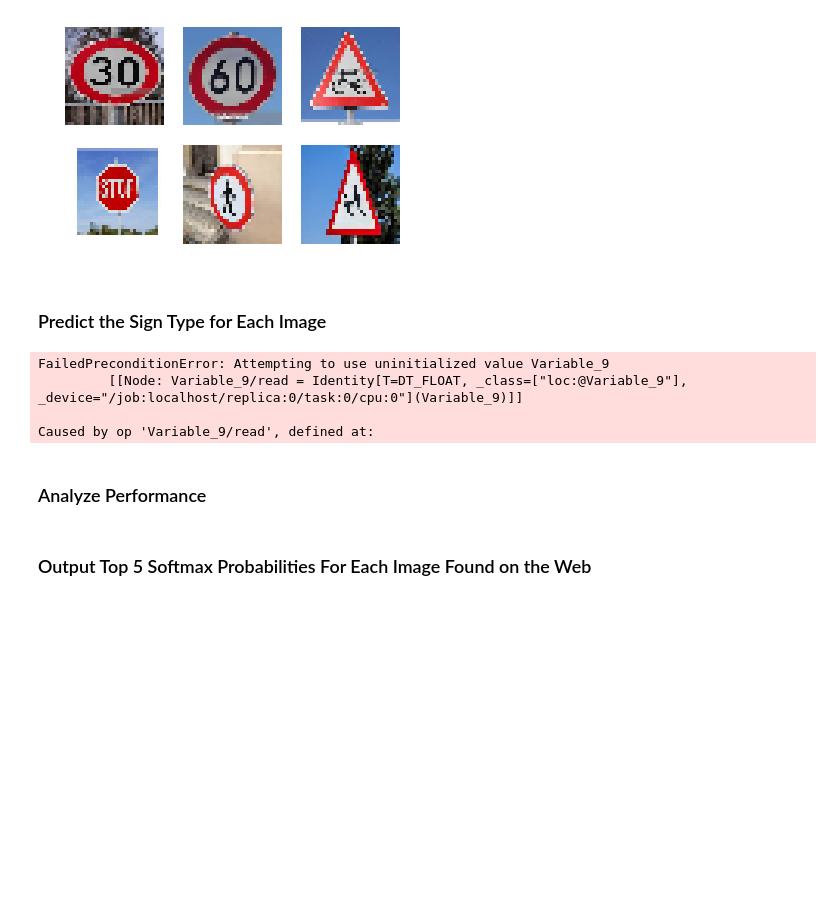
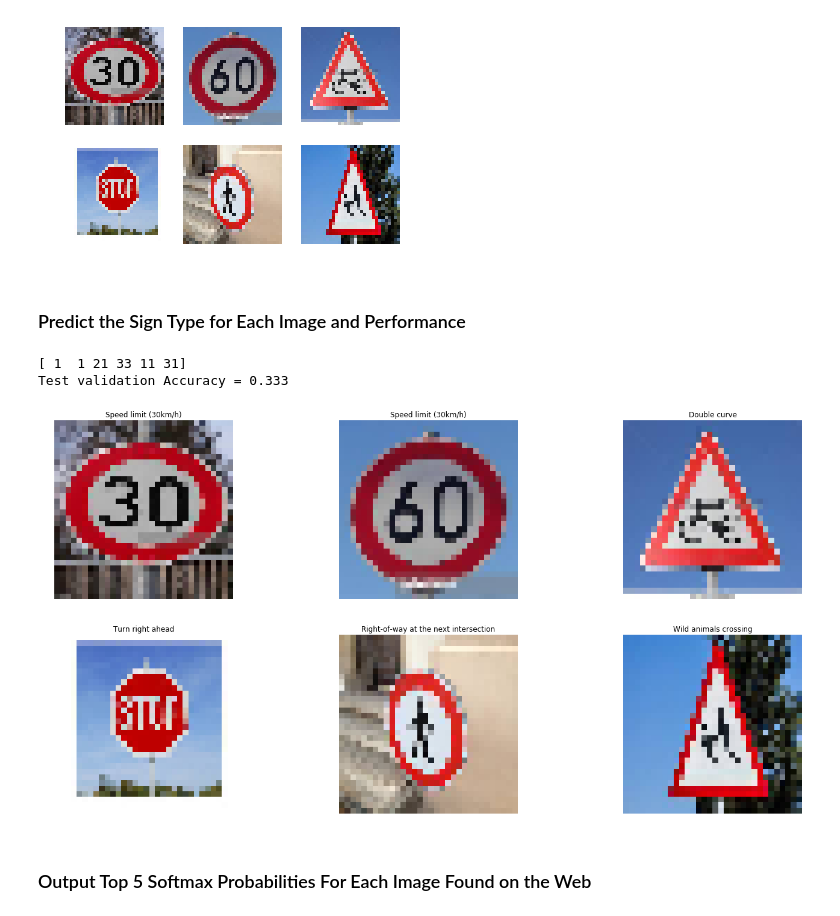
Before and after one commit to tkhgf/CarND-Traffic-Sign-Classifier-Project, a Jupyter notebook: Traffic_Sign_Classifier.ipynb, the cells around one changed output. Drawn from its saved outputs; the diff is of its cells as text; code cells hidden in the pictures; blank space fills up the shorter version.

```diff
--- a/Traffic_Sign_Classifier.ipynb
+++ b/Traffic_Sign_Classifier.ipynb
@@ -150,8 +154,8 @@ Use the code cell (or multiple code cells, if necessary) to implement the first
 ### converting to grayscale, etc.
 ### Feel free to use as many code cells as needed.
 X_train = (X_train - 128)/128
-X_test = (X_test - 128)/128
-X_valid = (X_valid - 128)/128
+X_test = (X_Test - 128)/128
+X_valid = (X_Valid - 128)/128
 # %%
 from sklearn.utils import shuffle
 
@@ -159,7 +163,7 @@ X_train, y_train = shuffle(X_train, y_train)
 # %%
 import tensorflow as tf
 
-EPOCHS = 10
+EPOCHS = 60
 BATCH_SIZE = 128
 # %% [markdown]
 ### Model Architecture
@@ -255,13 +280,13 @@ def evaluate(X_data, y_data):
         total_accuracy += (accuracy * len(batch_x))
     return total_accuracy / num_examples
 # %%
+file = './train-model.chkpt'
 with tf.Session() as sess:
     sess.run(tf.global_variables_initializer())
     num_examples = len(X_train)
-
+    saver.restore(sess, file)
     print("Training...")
     print()
-    EPOCHS = 1
     for i in range(EPOCHS):
         X_train, y_train = shuffle(X_train, y_train)
         for offset in range(0, num_examples, BATCH_SIZE):
@@ -274,7 +299,7 @@ with tf.Session() as sess:
         print("Validation Accuracy = {:.3f}".format(validation_accuracy))
         print()
 
-    saver.save(sess, './train-model.chkpt')
+    saver.save(sess, file)
     print("Model saved")
 # %% [output]
 Training...
@@ -325,20 +357,35 @@ plt.show()
 6
 [figure]
 # %% [markdown]
-### Predict the Sign Type for Each Image
+### Predict the Sign Type for Each Image and Performance
 # %%
 ### Run the predictions here and use the model to output the prediction for each image.
 ### Make sure to pre-process the images with the same pre-processing pipeline used earlier.
 ### Feel free to use as many code cells as needed.
-test_images = (test_images-128)/128
+y_test_labels = [ 1 , 3 ,29, 14, 27, 28]
+bin_test_images = (test_images-128)/128
 with tf.Session() as sess:
     sess = tf.get_default_session()
+    saver.restore(sess, file)
     output = sess.run(logits, feed_dict={x: test_images})
-    print(y_train[index])
+    outputclass = np.argmax(output, axis = 1)
+    print(outputclass)
+    ### Calculate the accuracy for these 5 new images.
+    ### For example, if the model predicted 1 out of 5 signs correctly, it's 20% accurate on these new images.
+    acc = sess.run(accuracy_operation, feed_dict={x: bin_test_images, y: y_test_labels})
+    print("Test validation Accuracy = {:.3f}".format(acc))
+    #print(signs)
+plt.figure(figsize=(24,12))
+    #print(n_labels)
+
+for i, image in enumerate(test_images):
+    grid = plt.subplot(plt.subplot(count/3,3,i+1))
+    grid.imshow(image), plt.axis('off')
+    i = ''.join(['',str(outputclass[i]),''])
+    plt.title(signs[i])
+
+plt.show()
 # %% [output]
-FailedPreconditionError: Attempting to use uninitialized value Variable_9
-         [[Node: Variable_9/read = Identity[T=DT_FLOAT, _class=["loc:@Variable_9"], _device="/job:localhost/replica:0/task:0/cpu:0"](Variable_9)]]
-
-Caused by op 'Variable_9/read', defined at:
+[ 1  1 21 33 11 31]
+Test validation Accuracy = 0.333
+[figure, added]
-# %% [markdown]
-### Analyze Performance
```
Also changed, not shown: parts of 11 cells of this notebook, 3 other files.
